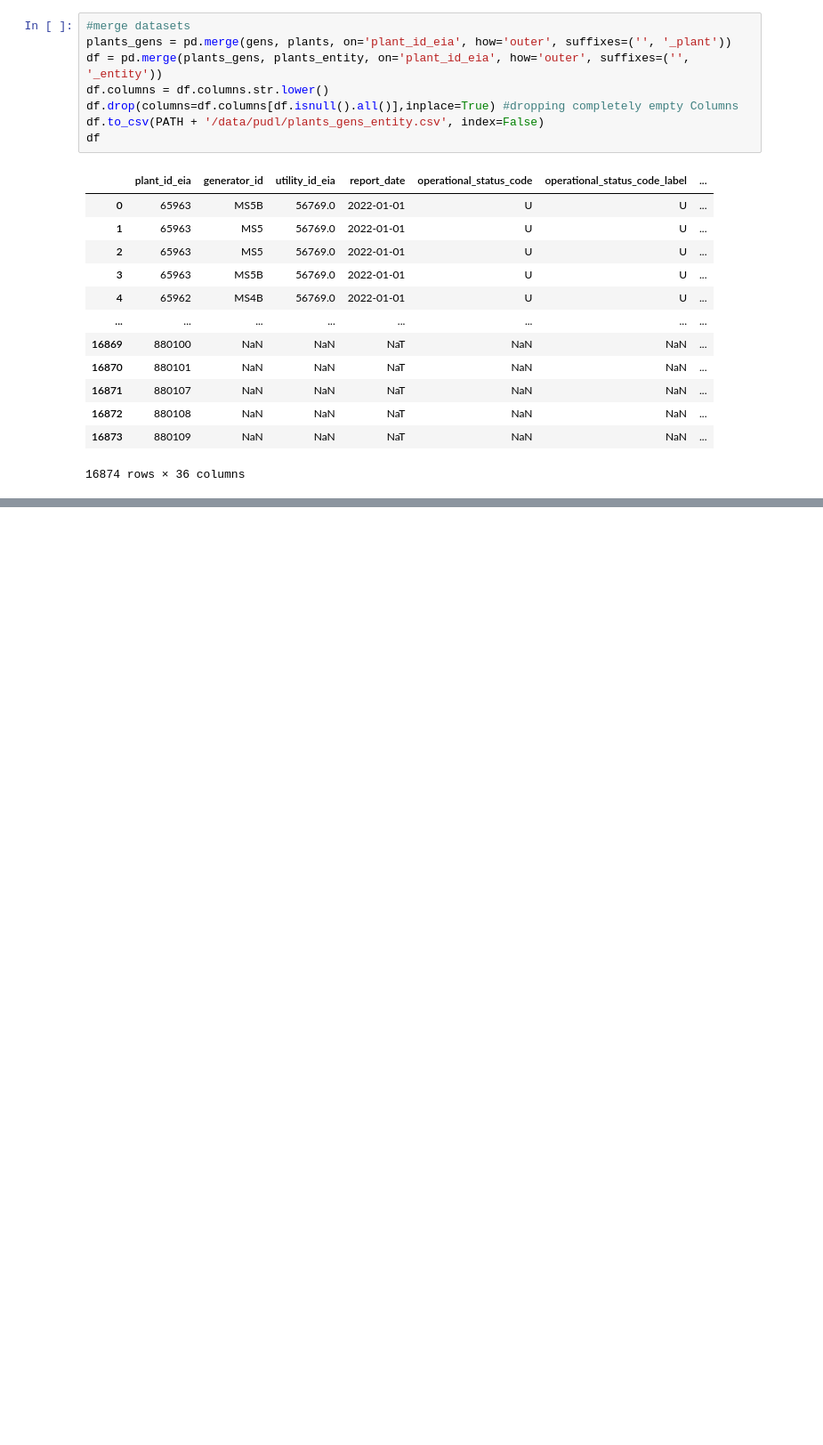
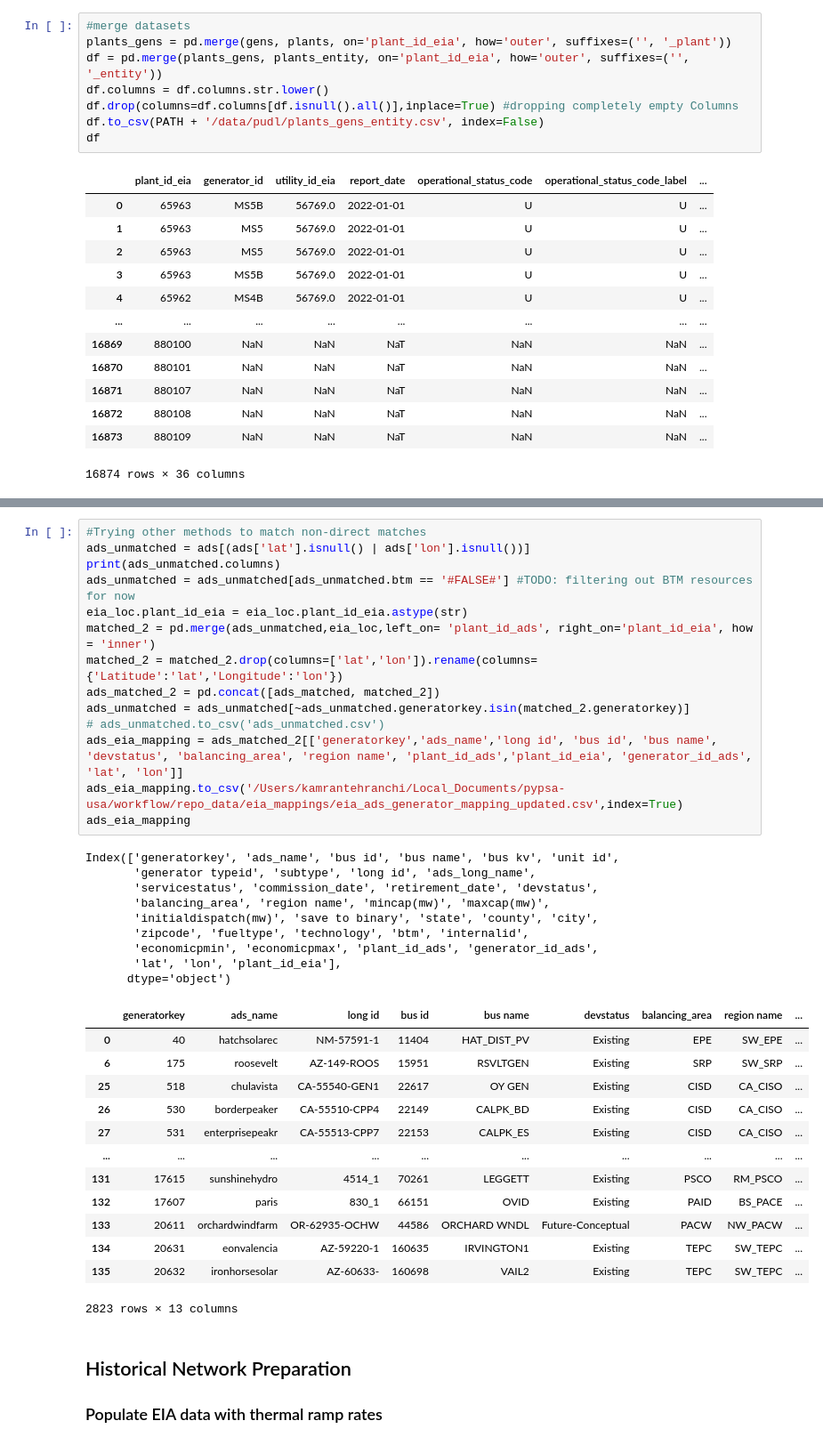
Before and after one commit to PyPSA/pypsa-usa, a Jupyter notebook: workflow/notebooks/plant_matching.ipynb, the cells around one changed output, grey strips where cells are left out. Shown at 89% size. Cells and saved outputs as stored; diff of their text form; blank space fills up the shorter version.

```diff
--- a/workflow/notebooks/plant_matching.ipynb
+++ b/workflow/notebooks/plant_matching.ipynb
@@ -460,0 +294,40 @@ merged_manual[['GeneratorKey', 'Name', 'plant_name_eia', 'plant_id_eia', 'Long N
+# %%
+#Trying other methods to match non-direct matches
+ads_unmatched = ads[(ads['lat'].isnull() | ads['lon'].isnull())]
+print(ads_unmatched.columns)
+ads_unmatched = ads_unmatched[ads_unmatched.btm == '#FALSE#'] #TODO: filtering out BTM resources for now
+eia_loc.plant_id_eia = eia_loc.plant_id_eia.astype(str)
+matched_2 = pd.merge(ads_unmatched,eia_loc,left_on= 'plant_id_ads', right_on='plant_id_eia', how = 'inner')
+matched_2 = matched_2.drop(columns=['lat','lon']).rename(columns={'Latitude':'lat','Longitude':'lon'})
+ads_matched_2 = pd.concat([ads_matched, matched_2])
+ads_unmatched = ads_unmatched[~ads_unmatched.generatorkey.isin(matched_2.generatorkey)]
+# ads_unmatched.to_csv('ads_unmatched.csv')
+ads_eia_mapping = ads_matched_2[['generatorkey','ads_name','long id', 'bus id', 'bus name', 'devstatus', 'balancing_area', 'region name', 'plant_id_ads','plant_id_eia', 'generator_id_ads', 'lat', 'lon']]
+ads_eia_mapping.to_csv('/Users/kamrantehranchi/Local_Documents/pypsa-usa/workflow/repo_data/eia_mappings/eia_ads_generator_mapping_updated.csv',index=True)
+ads_eia_mapping
+# %% [output]
+Index(['generatorkey', 'ads_name', 'bus id', 'bus name', 'bus kv', 'unit id',
+       'generator typeid', 'subtype', 'long id', 'ads_long_name',
+       'servicestatus', 'commission_date', 'retirement_date', 'devstatus',
+       'balancing_area', 'region name', 'mincap(mw)', 'maxcap(mw)',
+       'initialdispatch(mw)', 'save to binary', 'state', 'county', 'city',
+       'zipcode', 'fueltype', 'technology', 'btm', 'internalid',
+       'economicpmin', 'economicpmax', 'plant_id_ads', 'generator_id_ads',
+       'lat', 'lon', 'plant_id_eia'],
+      dtype='object')
+|  | generatorkey | ads_name | long id | bus id | bus name | devstatus | balancing_area | region name | ... |
+| 0 | 40 | hatchsolarec | NM-57591-1 | 11404 | HAT_DIST_PV | Existing | EPE | SW_EPE | ... |
+| 6 | 175 | roosevelt | AZ-149-ROOS | 15951 | RSVLTGEN | Existing | SRP | SW_SRP | ... |
+| 25 | 518 | chulavista | CA-55540-GEN1 | 22617 | OY GEN | Existing | CISD | CA_CISO | ... |
+| 26 | 530 | borderpeaker | CA-55510-CPP4 | 22149 | CALPK_BD | Existing | CISD | CA_CISO | ... |
+| 27 | 531 | enterprisepeakr | CA-55513-CPP7 | 22153 | CALPK_ES | Existing | CISD | CA_CISO | ... |
+| ... | ... | ... | ... | ... | ... | ... | ... | ... | ... |
+| 131 | 17615 | sunshinehydro | 4514_1 | 70261 | LEGGETT | Existing | PSCO | RM_PSCO | ... |
+| 132 | 17607 | paris | 830_1 | 66151 | OVID | Existing | PAID | BS_PACE | ... |
+| 133 | 20611 | orchardwindfarm | OR-62935-OCHW | 44586 | ORCHARD WNDL | Future-Conceptual | PACW | NW_PACW | ... |
+| 134 | 20631 | eonvalencia | AZ-59220-1 | 160635 | IRVINGTON1 | Existing | TEPC | SW_TEPC | ... |
+| 135 | 20632 | ironhorsesolar | AZ-60633- | 160698 | VAIL2 | Existing | TEPC | SW_TEPC | ... |
+2823 rows × 13 columns
+# %% [markdown]
+## Historical Network Preparation
+### Populate EIA data with thermal ramp rates
```
Also changed, not shown: parts of 50 cells of this notebook, 12 other files.
